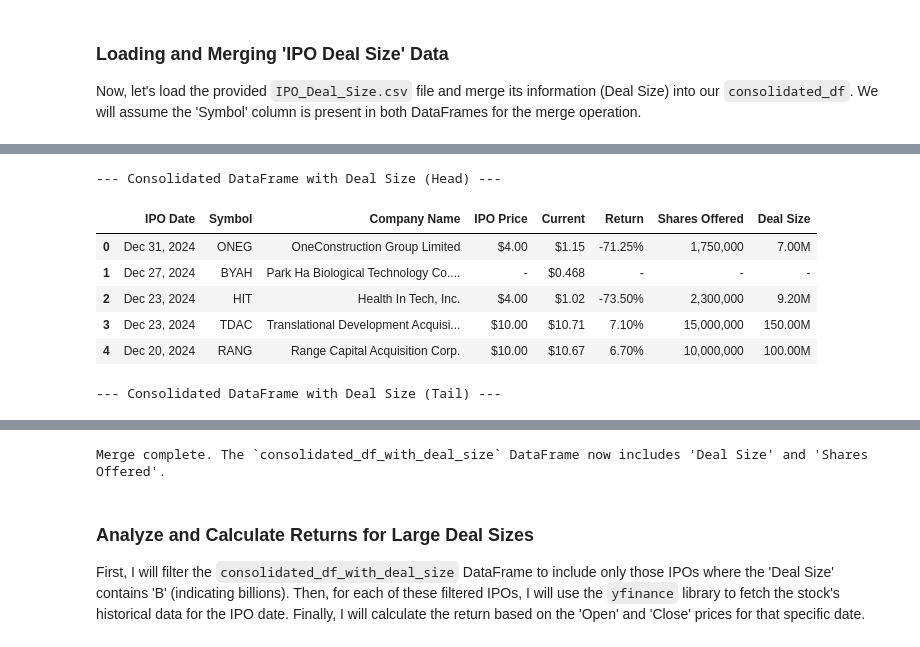
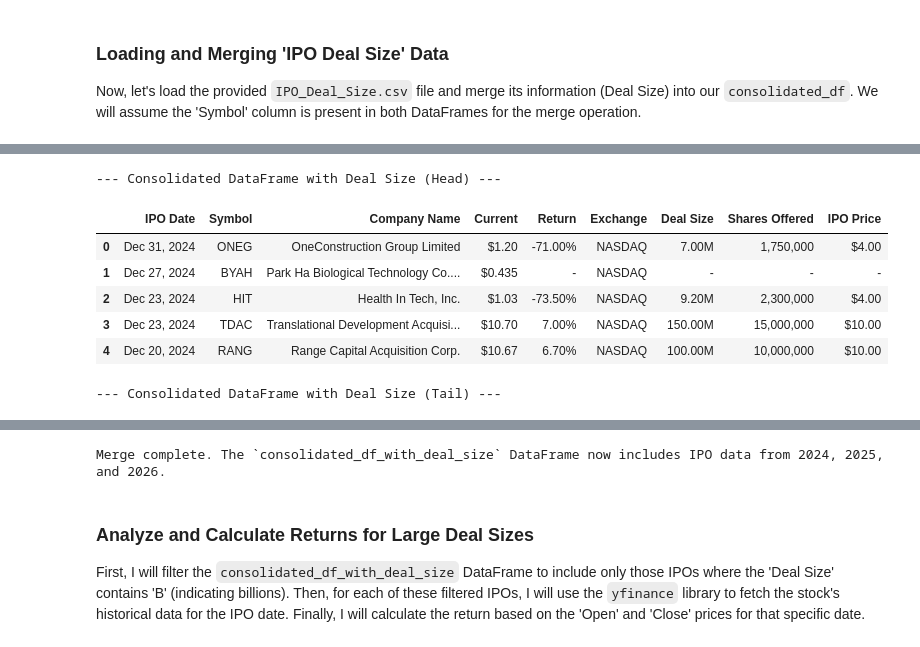
Before and after one commit to jhenningsen/Equity_Analysis, a Jupyter notebook: Misc/IPO.ipynb, the cells around one changed output, grey strips where cells are left out. Drawn from its saved outputs; the diff is of its cells as text; code cells hidden in the pictures.

Commit message:
updated to use IPO data from google drive

```diff
--- a/Misc/IPO.ipynb
+++ b/Misc/IPO.ipynb
@@ -118,26 +14,36 @@ display(ipo_deal_size_df.head())
+# %%
+# These are Google Drive file IDs. To get your own, right-click on the file in Google Drive, select 'Share', then 'Get link'. The ID is the part of the URL after 'id='.
+IPO_2024_FileId = '1CiGIOc7Z3Td4xTCICy7H3cF0QBIeUFiu'
+IPO_2024_File = f'https://drive.google.com/uc?export=download&id={IPO_2024_FileId}'
+# Load the IPO_Deal_Size.txt file as a pipe-separated file, handling quoted fields
+ipo_2024_df = pd.read_csv(IPO_2024_File, sep=',', quotechar='"', skipinitialspace=True)
+
+IPO_2025_FileId = '1uSI7gY4uKACxZqipBj3SefHSouAaNfrr'
+IPO_2025_File = f'https://drive.google.com/uc?export=download&id={IPO_2025_FileId}'
+# Load the IPO_Deal_Size.txt file as a pipe-separated file, handling quoted fields
+ipo_2025_df = pd.read_csv(IPO_2025_File, sep=',', quotechar='"', skipinitialspace=True)
+
+IPO_2026_FileId = '1XjCKzN_pXzoawIGpFqQs2iAtdBOBbvJC'
+IPO_2026_File = f'https://drive.google.com/uc?export=download&id={IPO_2026_FileId}'
+# Load the IPO_Deal_Size.txt file as a pipe-separated file, handling quoted fields
+ipo_2026_df = pd.read_csv(IPO_2026_File, sep=',', quotechar='"', skipinitialspace=True)
 # %%
-# Merge the ipo_deal_size_df with consolidated_df on the 'Symbol' column
-# We will use a left merge to keep all original IPOs from consolidated_df
-consolidated_df_with_deal_size = pd.merge(
-    consolidated_df,
-    ipo_deal_size_df[['Symbol', 'Shares Offered', 'Deal Size']],
-    on='Symbol',
-    how='left'
-)
+# Concatenate the three IPO DataFrames into a single DataFrame
+consolidated_df_with_deal_size = pd.concat([ipo_2024_df, ipo_2025_df, ipo_2026_df], ignore_index=True)
 
 print("--- Consolidated DataFrame with Deal Size (Head) ---")
 display(consolidated_df_with_deal_size.head())
 
 print("--- Consolidated DataFrame with Deal Size (Tail) ---")
 display(consolidated_df_with_deal_size.tail())
 
-print("\nMerge complete. The `consolidated_df_with_deal_size` DataFrame now includes 'Deal Size' and 'Shares Offered'.")
+print("\nMerge complete. The `consolidated_df_with_deal_size` DataFrame now includes IPO data from 2024, 2025, and 2026.")
 # %% [output]
 --- Consolidated DataFrame with Deal Size (Head) ---
-|  | IPO Date | Symbol | Company Name | IPO Price | Current | Return | Shares Offered | Deal Size |
-| 0 | Dec 31, 2024 | ONEG | OneConstruction Group Limited | $4.00 | $1.15 | -71.25% | 1,750,000 | 7.00M |
-| 1 | Dec 27, 2024 | BYAH | Park Ha Biological Technology Co.... | - | $0.468 | - | - | - |
-| 2 | Dec 23, 2024 | HIT | Health In Tech, Inc. | $4.00 | $1.02 | -73.50% | 2,300,000 | 9.20M |
-| 3 | Dec 23, 2024 | TDAC | Translational Development Acquisi... | $10.00 | $10.71 | 7.10% | 15,000,000 | 150.00M |
-| 4 | Dec 20, 2024 | RANG | Range Capital Acquisition Corp. | $10.00 | $10.67 | 6.70% | 10,000,000 | 100.00M |
+|  | IPO Date | Symbol | Company Name | Current | Return | Exchange | Deal Size | Shares Offered | IPO Price |
+| 0 | Dec 31, 2024 | ONEG | OneConstruction Group Limited | $1.20 | -71.00% | NASDAQ | 7.00M | 1,750,000 | $4.00 |
+| 1 | Dec 27, 2024 | BYAH | Park Ha Biological Technology Co.... | $0.435 | - | NASDAQ | - | - | - |
+| 2 | Dec 23, 2024 | HIT | Health In Tech, Inc. | $1.03 | -73.50% | NASDAQ | 9.20M | 2,300,000 | $4.00 |
+| 3 | Dec 23, 2024 | TDAC | Translational Development Acquisi... | $10.70 | 7.00% | NASDAQ | 150.00M | 15,000,000 | $10.00 |
+| 4 | Dec 20, 2024 | RANG | Range Capital Acquisition Corp. | $10.67 | 6.70% | NASDAQ | 100.00M | 10,000,000 | $10.00 |
 --- Consolidated DataFrame with Deal Size (Tail) ---
@@ -150,4 +56,4 @@ print("\nMerge complete. The `consolidated_df_with_deal_size` DataFrame now incl
-Merge complete. The `consolidated_df_with_deal_size` DataFrame now includes 'Deal Size' and 'Shares Offered'.
+Merge complete. The `consolidated_df_with_deal_size` DataFrame now includes IPO data from 2024, 2025, and 2026.
 # %% [markdown]
 ### Analyze and Calculate Returns for Large Deal Sizes
 
```
Also changed, not shown: parts of 7 cells of this notebook.
